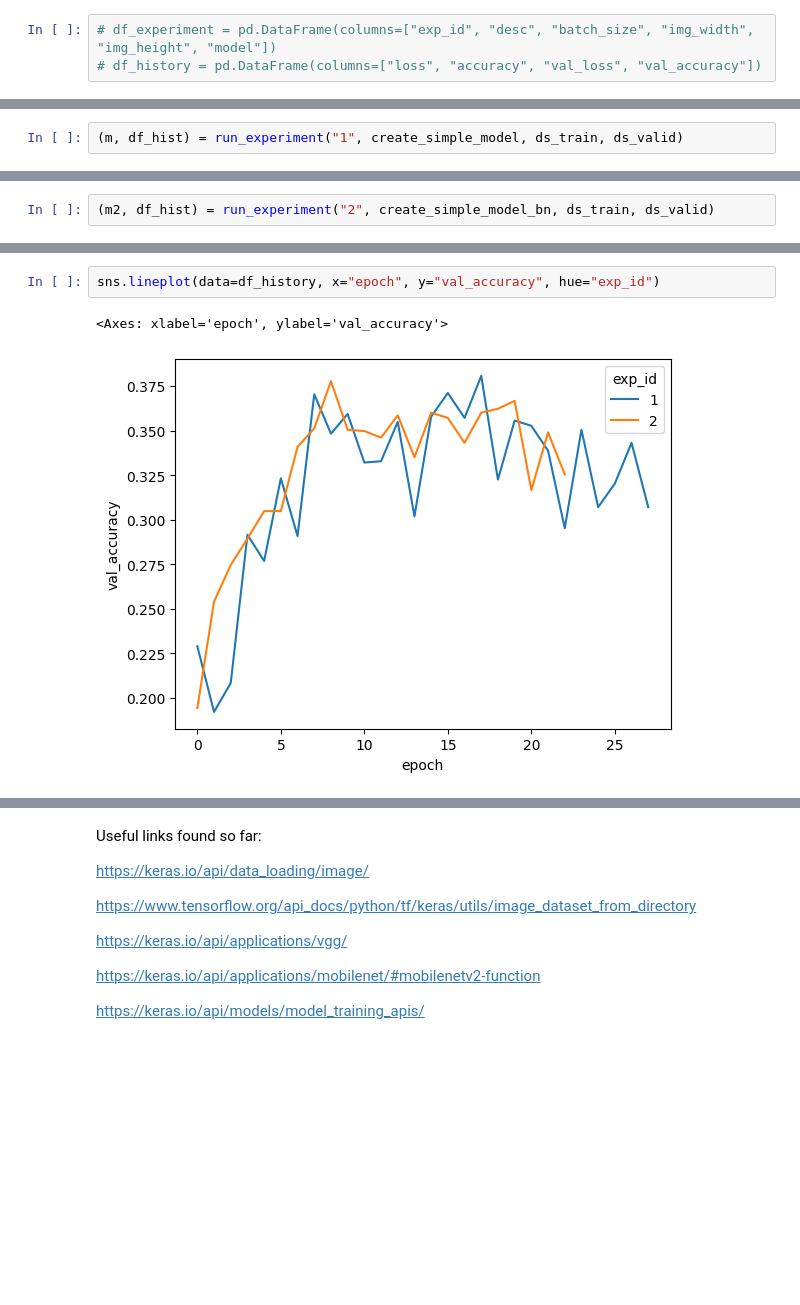
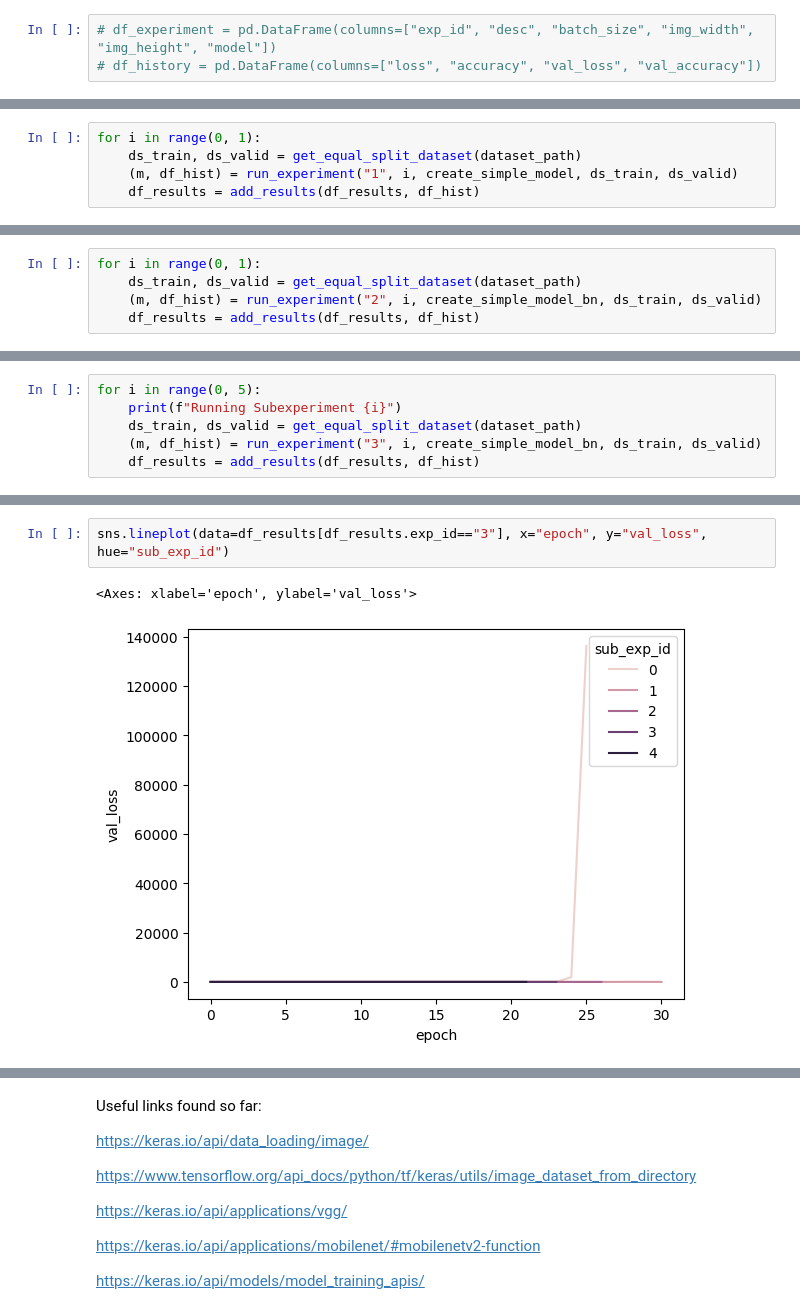
Before and after one commit to btsmith29/AMLS_II_assignment23_24, a Jupyter notebook: elec0135-assignment-cld.ipynb, the cells around one changed output, grey strips where cells are left out. Drawn from its saved outputs; the diff is of its cells as text; blank space fills up the shorter version.

Commit message:
More EDA, tidy up results collection

```diff
--- a/elec0135-assignment-cld.ipynb
+++ b/elec0135-assignment-cld.ipynb
@@ -262,3 +320,6 @@ def run_experiment(exp_id: str, model_fn: str, ds_train_, ds_valid_):
 # %%
-(m, df_hist) = run_experiment("1", create_simple_model, ds_train, ds_valid)
+for i in range(0, 1):
+    ds_train, ds_valid = get_equal_split_dataset(dataset_path)
+    (m, df_hist) = run_experiment("1", i, create_simple_model, ds_train, ds_valid)
+    df_results = add_results(df_results, df_hist)
 # %% [output]
@@ -294,2 +348,0 @@ df_history = df_hist
-# %%
-(m2, df_hist) = run_experiment("2", create_simple_model_bn, ds_train, ds_valid)
@@ -317,0 +354,5 @@ df_history = pd.concat([df_history, df_hist])
+# %%
+for i in range(0, 1):
+    ds_train, ds_valid = get_equal_split_dataset(dataset_path)
+    (m, df_hist) = run_experiment("2", i, create_simple_model_bn, ds_train, ds_valid)
+    df_results = add_results(df_results, df_hist)
@@ -317,0 +382,6 @@ df_history = pd.concat([df_history, df_hist])
+# %%
+for i in range(0, 5):
+    print(f"Running Subexperiment {i}")
+    ds_train, ds_valid = get_equal_split_dataset(dataset_path)
+    (m, df_hist) = run_experiment("3", i, create_simple_model_bn, ds_train, ds_valid)
+    df_results = add_results(df_results, df_hist)
@@ -318,5 +406,5 @@ df_history = pd.concat([df_history, df_hist])
 # %%
-sns.lineplot(data=df_history, x="epoch", y="val_accuracy", hue="exp_id")
+sns.lineplot(data=df_results[df_results.exp_id=="3"], x="epoch", y="val_loss", hue="sub_exp_id")
 # %% [output]
-<Axes: xlabel='epoch', ylabel='val_accuracy'>
+<Axes: xlabel='epoch', ylabel='val_loss'>
-[figure, old version]
+[figure, new version]
```
Also changed, not shown: parts of 30 cells of this notebook.
